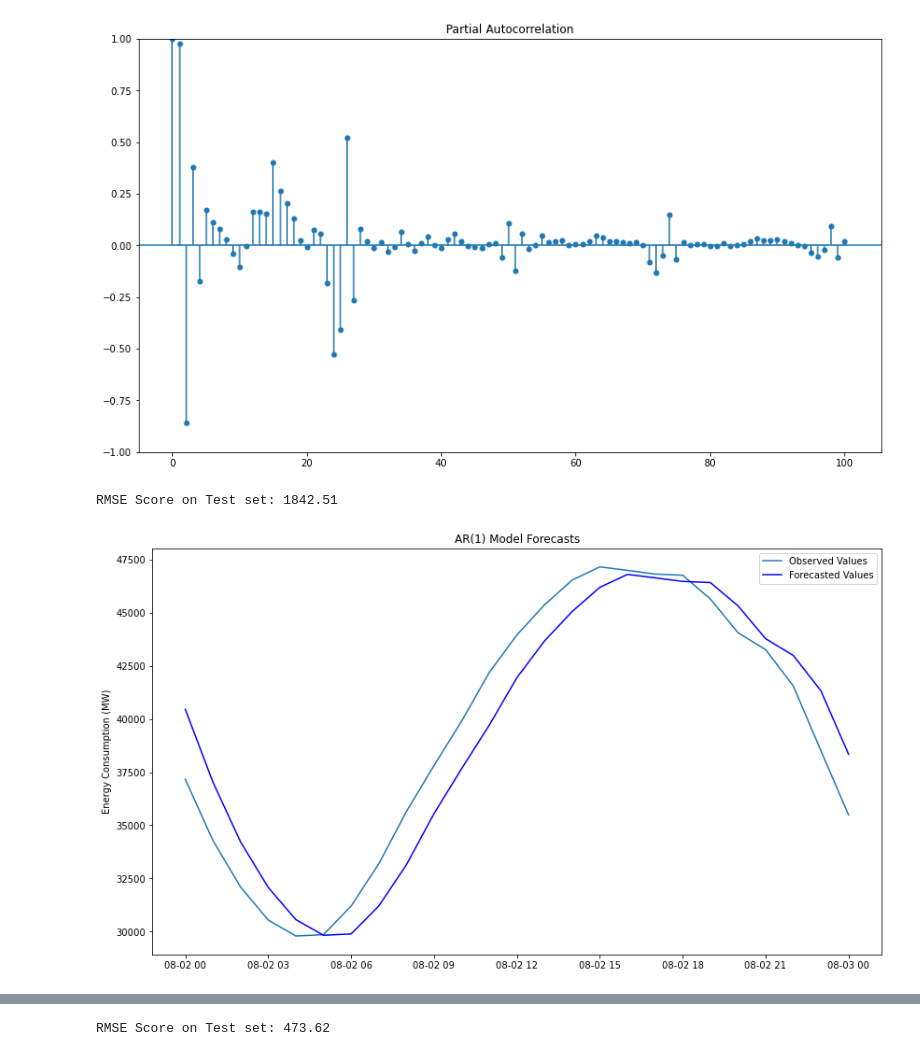
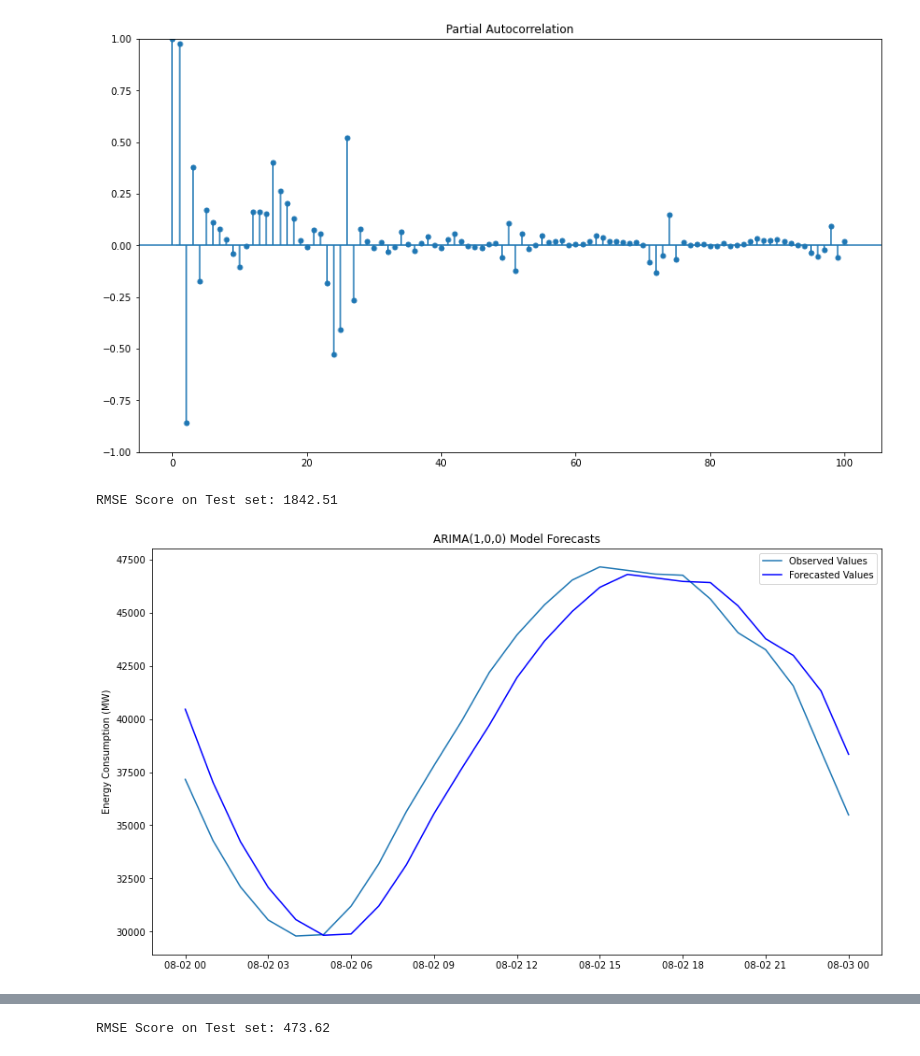
Before and after one commit to Masskadivar/BH-PCMLAI_CAPSTONE-PROJ, a Jupyter notebook: Hourly Energy Consumption.ipynb, the cells around one changed output, grey strips where cells are left out. Saved outputs shown, nothing was run; the diff lists cells and outputs as text; code cells hidden in the pictures.

```diff
--- a/Hourly Energy Consumption.ipynb
+++ b/Hourly Energy Consumption.ipynb
@@ -384,36 +384,36 @@ if train_series.empty or test_series.empty:
 
 # Check if train_series and test_series have valid indexes
 if not train_series.index.is_unique or not test_series.index.is_unique:
     print("Error: Non-unique indexes in train_series or test_series")
     exit()
 
 ar_preds = []
 history = train_series.tolist()
 
-# AR(1) Model
+# ARIMA(1,0,0) Model
 
 for t in range(len(test_series)):
     model = sm_arima.ARIMA(history, order=(1, 0, 0))
     model_fit = model.fit()
     output = model_fit.forecast(steps=1)  # Specify the number of steps to forecast
     ar_preds.append(output[0])  # Access the forecasted value directly
     history.append(test_series.iloc[t])  # Use iloc for indexing
 
 ar_pred_series = pd.Series(ar_preds, index=test_series.index)
 
 score = np.sqrt(mean_squared_error(ar_pred_series, test_series))
 print(f'RMSE Score on Test set: {score:0.2f}')
 
 fig, ax = plt.subplots(figsize=(14, 8))
 plt.plot(test_series, label='Observed Values')
 plt.plot(ar_pred_series, color='blue', label='Forecasted Values')
 plt.legend()
-plt.title('AR(1) Model Forecasts')
+plt.title('ARIMA(1,0,0) Model Forecasts')
 plt.ylabel('Energy Consumption (MW)')
 plt.show()
 # %% [output]
 RMSE Score on Test set: 1842.51
-[figure, old version]
+[figure, new version]
 # %%
 # ARIMA(0, 1, 0) model
 
```
Also changed, not shown: parts of 7 cells of this notebook, 39 other files.
